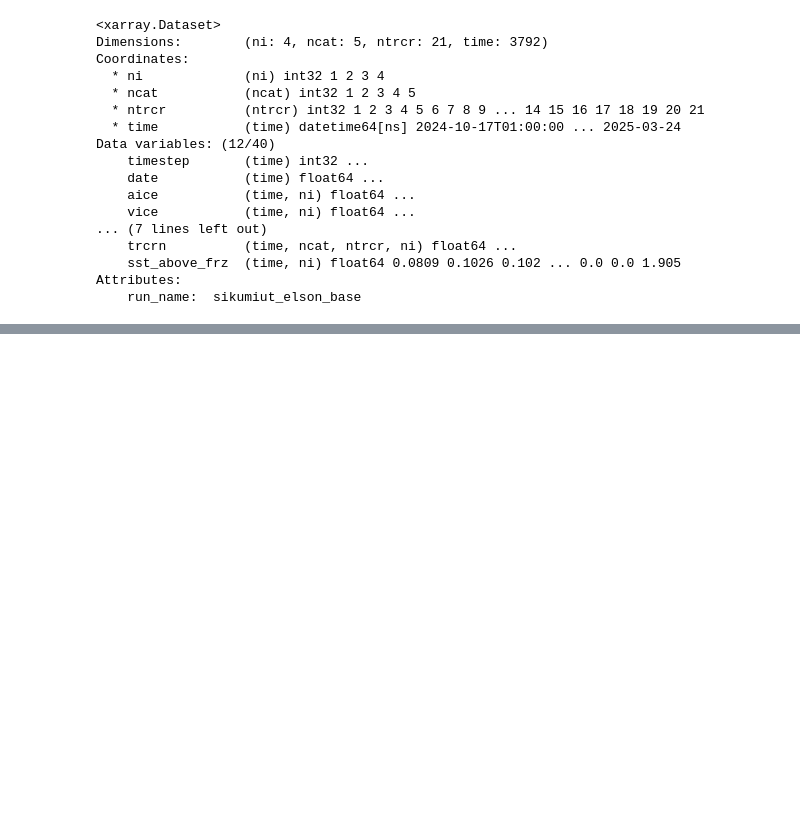
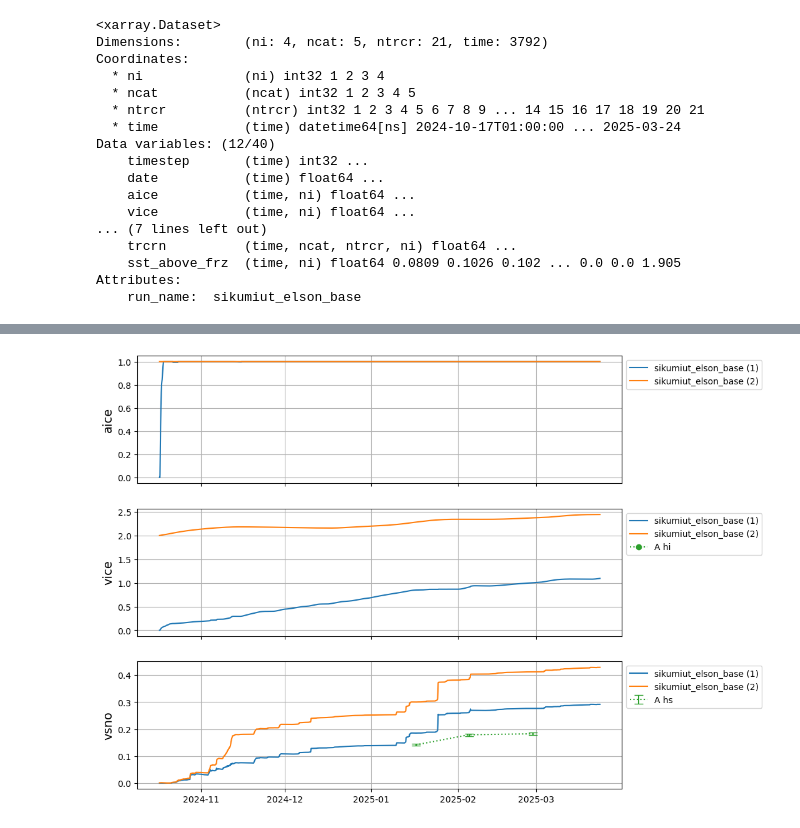
Before and after one commit to duvivier/sikumiut, a Jupyter notebook: icepack_activities/Exercise_1_Elson_Icepack.ipynb, the cells around one changed output, grey strips where cells are left out. Cells and saved outputs as stored; diff of their text form; code cells hidden in the pictures; blank space fills up the shorter version.

```diff
--- a/icepack_activities/Exercise_1_Elson_Icepack.ipynb
+++ b/icepack_activities/Exercise_1_Elson_Icepack.ipynb
@@ -120,0 +231,30 @@ plt.show()
+# %%
+# Plot multiple grid cells
+
+# The `plot_handler` function can plot multiple grid cells simultaneously to
+# compare. Here we plot grid cell ni = 2, in which the sea ice is initialized
+# as a uniform slab of 2 m thick ice, and ni = 1 (initialized open water).
+
+# Note that for grid cell 2, Icepack is simulating what would have happened
+# if the ice were initially 2 m thick in October AND the atmospheric forcing
+# was exactly the same as what was observed. This is critically different from
+# simulating what would have happened if the ice were initially 2 m thick in
+# October. In the latter case, the thicker ice would have caused changes in
+# the heat flux to the atmosphere, which then would have provided a different
+# forcing to the ice. Studying this kind of feedback requires a coupled model,
+# one in which the atmosphere and ice are both being simulated concurrently and
+# can impact one another.
+
+# In this dictionary, the key is the name of the run to plot and the
+# value is which grid cells (1, 2, 3, and/or 4) to plot
+run_plot_dict = {"sikumiut_elson_base": [1, 2]}
+var_names = ['aice', 'vice', 'vsno']
+ice_sites = ['A']
+
+
+f, axs = plot_handler(run_plot_dict, var_names, hist_dict,
+                      ice_var_map=ice_var_map, ice_sites=ice_sites,
+                      df_ice=df_ice)
+plt.show()
+# %% [output]
+[figure, added]
```
Also changed, not shown: parts of 16 cells of this notebook, 3 other files.
